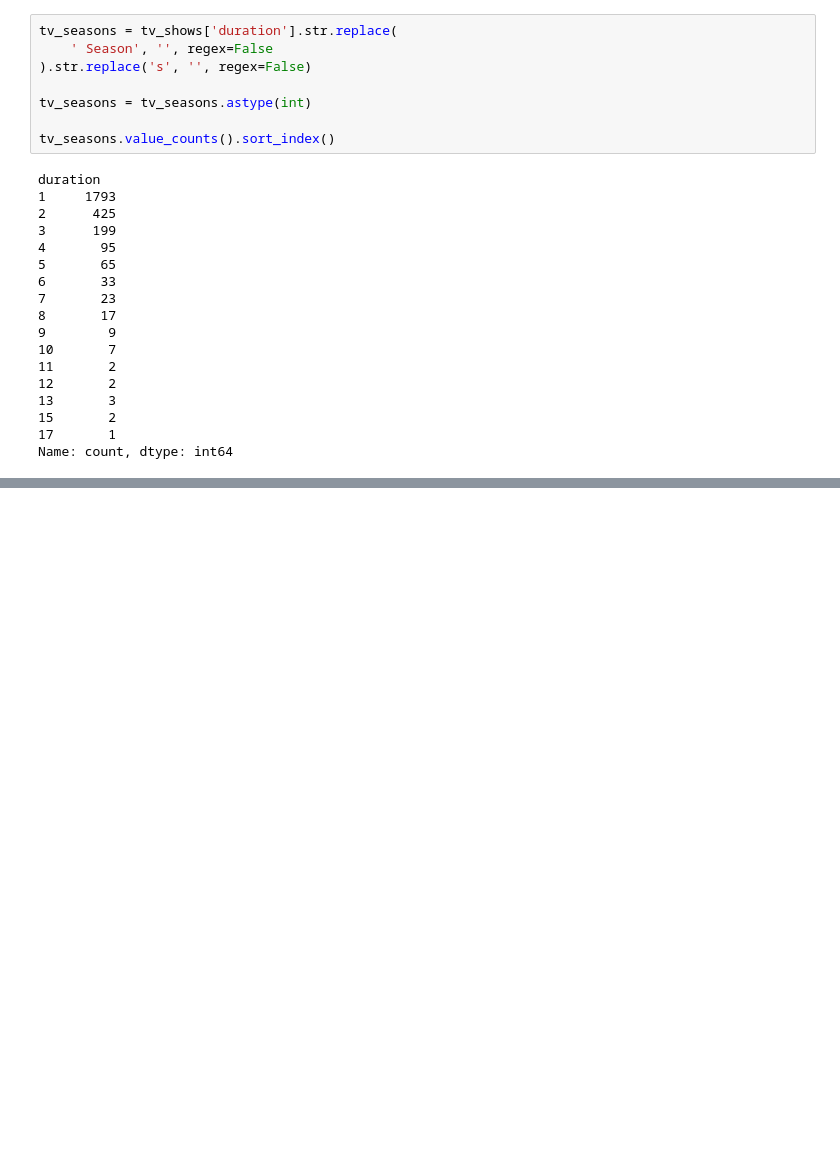
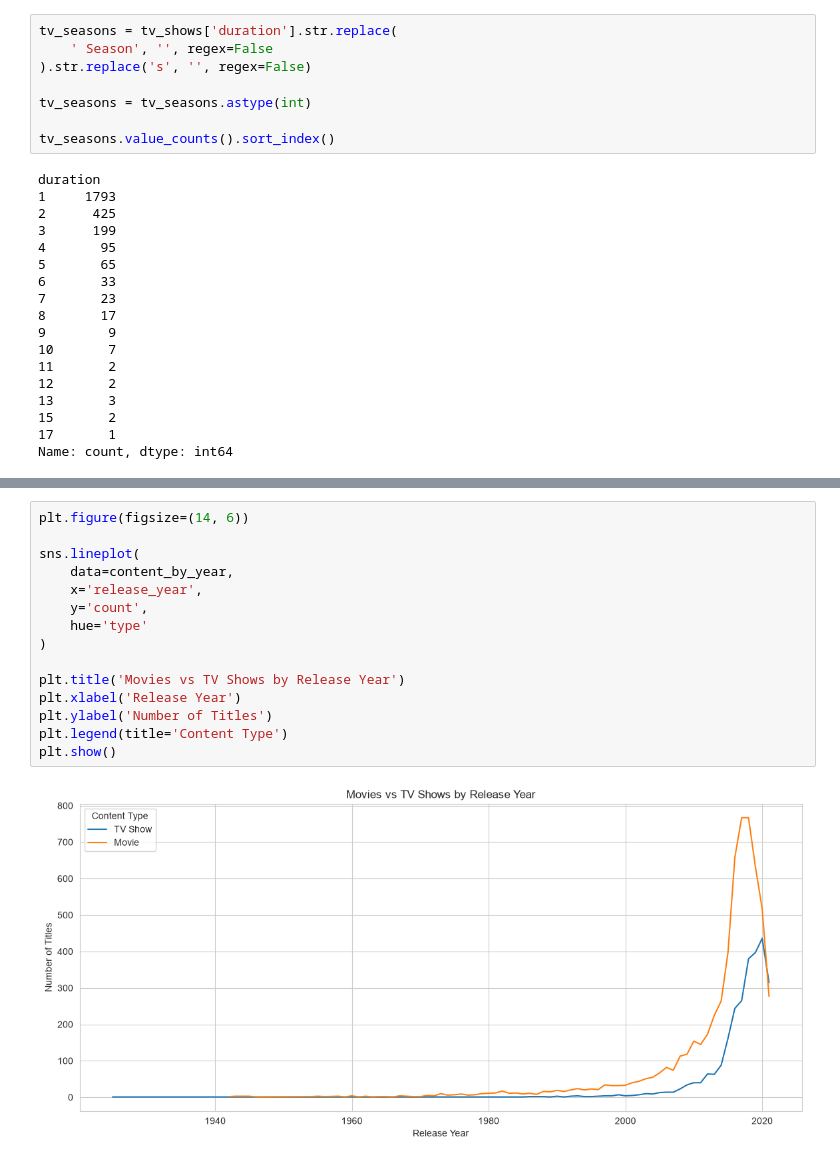
Before and after one commit to rubanthanu/Netflix-Data-Analysis, a Jupyter notebook: notebooks/03_eda.ipynb, the cells around one changed output, grey strips where cells are left out. Cells and saved outputs as stored; diff of their text form; blank space fills up the shorter version.

```diff
--- a/notebooks/03_eda.ipynb
+++ b/notebooks/03_eda.ipynb
@@ -426,0 +557,17 @@ Name: count, dtype: int64
+# %%
+plt.figure(figsize=(14, 6))
+
+sns.lineplot(
+    data=content_by_year,
+    x='release_year',
+    y='count',
+    hue='type'
+)
+
+plt.title('Movies vs TV Shows by Release Year')
+plt.xlabel('Release Year')
+plt.ylabel('Number of Titles')
+plt.legend(title='Content Type')
+plt.show()
+# %% [output]
+[figure, added]
```
Also changed, not shown: parts of 16 cells of this notebook.
